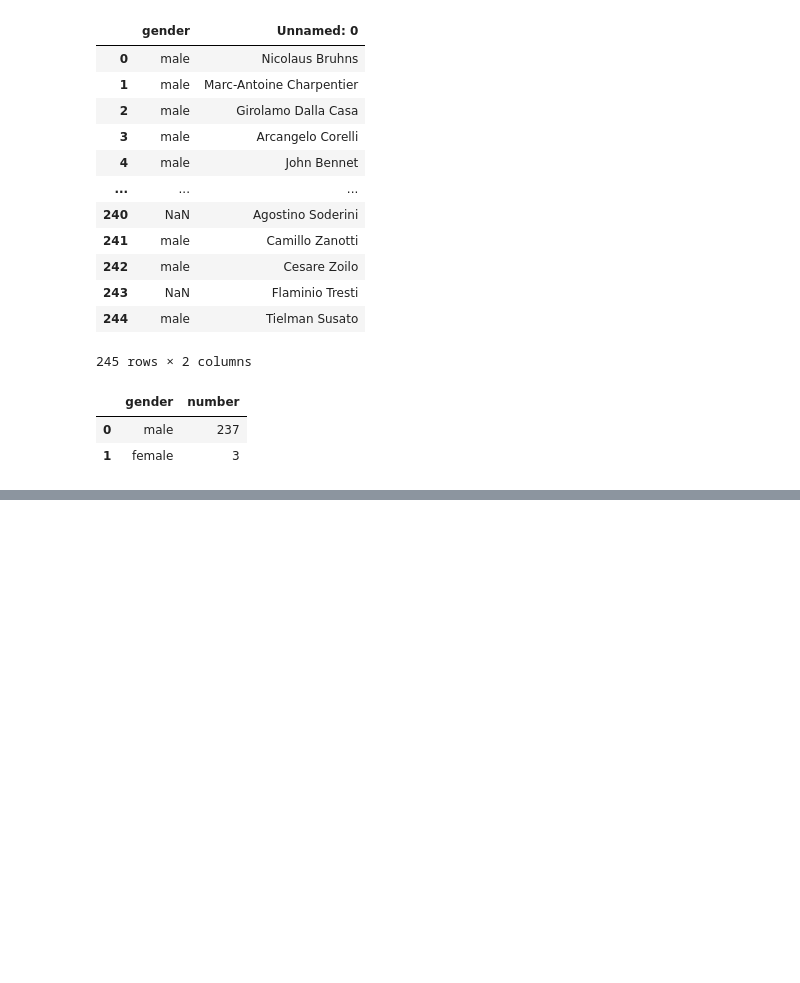
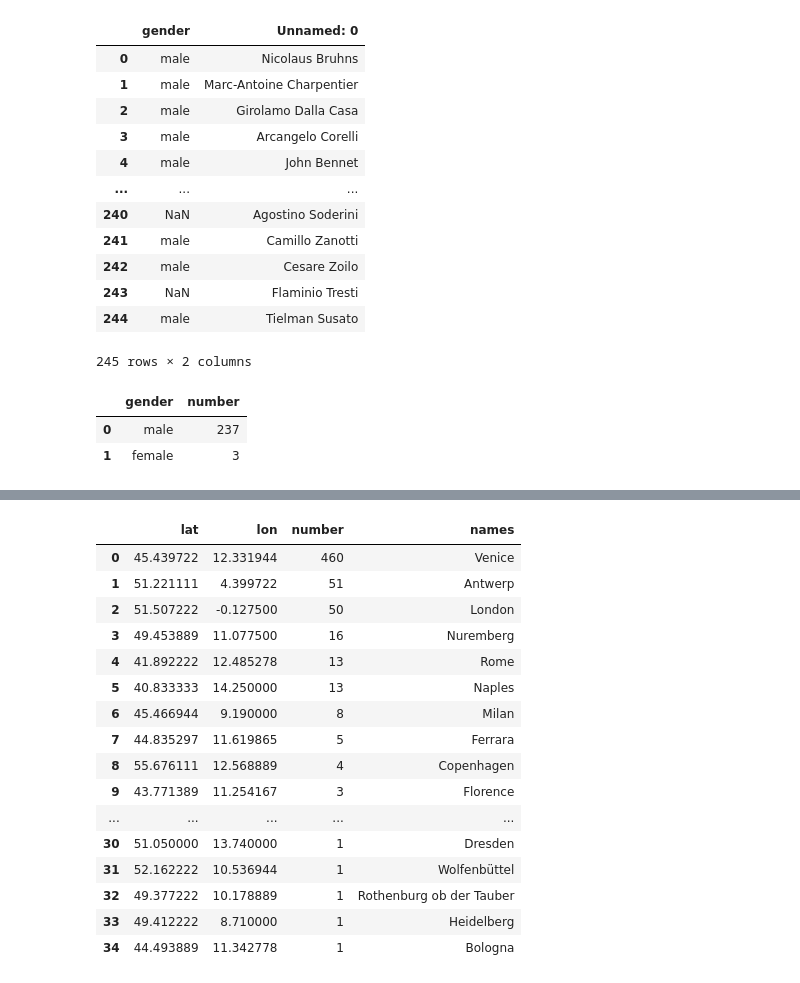
Before and after one commit to Madrigalis/Madrigalis.github.io, a Jupyter notebook: Cleaned.ipynb, the cells around one changed output, grey strips where cells are left out. Cells and saved outputs as stored; diff of their text form; code cells hidden in the pictures; blank space fills up the shorter version.

```diff
--- a/Cleaned.ipynb
+++ b/Cleaned.ipynb
@@ -461,0 +507,6 @@ viz5
+# %%
+e = eu['Europe Coordinates'].str.replace('Point\(', '')
+f = e.str.replace('\)', '')
+
+f= f.str.split(' ')
+f
@@ -461,0 +535,6 @@ viz5
+# %%
+for a in f:
+    x = float(a[0])
+    y = float(a[1])
+    lat.append(y)
+    lon.append(x)
@@ -461,0 +578,26 @@ viz5
+# %%
+df['names'] = names
+
+
+for n in df['number']:
+    n = int(n)
+
+df
+# %% [output]
+|  | lat | lon | number | names |
+| 0 | 45.439722 | 12.331944 | 460 | Venice |
+| 1 | 51.221111 | 4.399722 | 51 | Antwerp |
+| 2 | 51.507222 | -0.127500 | 50 | London |
+| 3 | 49.453889 | 11.077500 | 16 | Nuremberg |
+| 4 | 41.892222 | 12.485278 | 13 | Rome |
+| 5 | 40.833333 | 14.250000 | 13 | Naples |
+| 6 | 45.466944 | 9.190000 | 8 | Milan |
+| 7 | 44.835297 | 11.619865 | 5 | Ferrara |
+| 8 | 55.676111 | 12.568889 | 4 | Copenhagen |
+| 9 | 43.771389 | 11.254167 | 3 | Florence |
+| ... | ... | ... | ... | ... |
+| 30 | 51.050000 | 13.740000 | 1 | Dresden |
+| 31 | 52.162222 | 10.536944 | 1 | Wolfenbüttel |
+| 32 | 49.377222 | 10.178889 | 1 | Rothenburg ob der Tauber |
+| 33 | 49.412222 | 8.710000 | 1 | Heidelberg |
+| 34 | 44.493889 | 11.342778 | 1 | Bologna |
```
Also changed, not shown: parts of 46 cells of this notebook.
